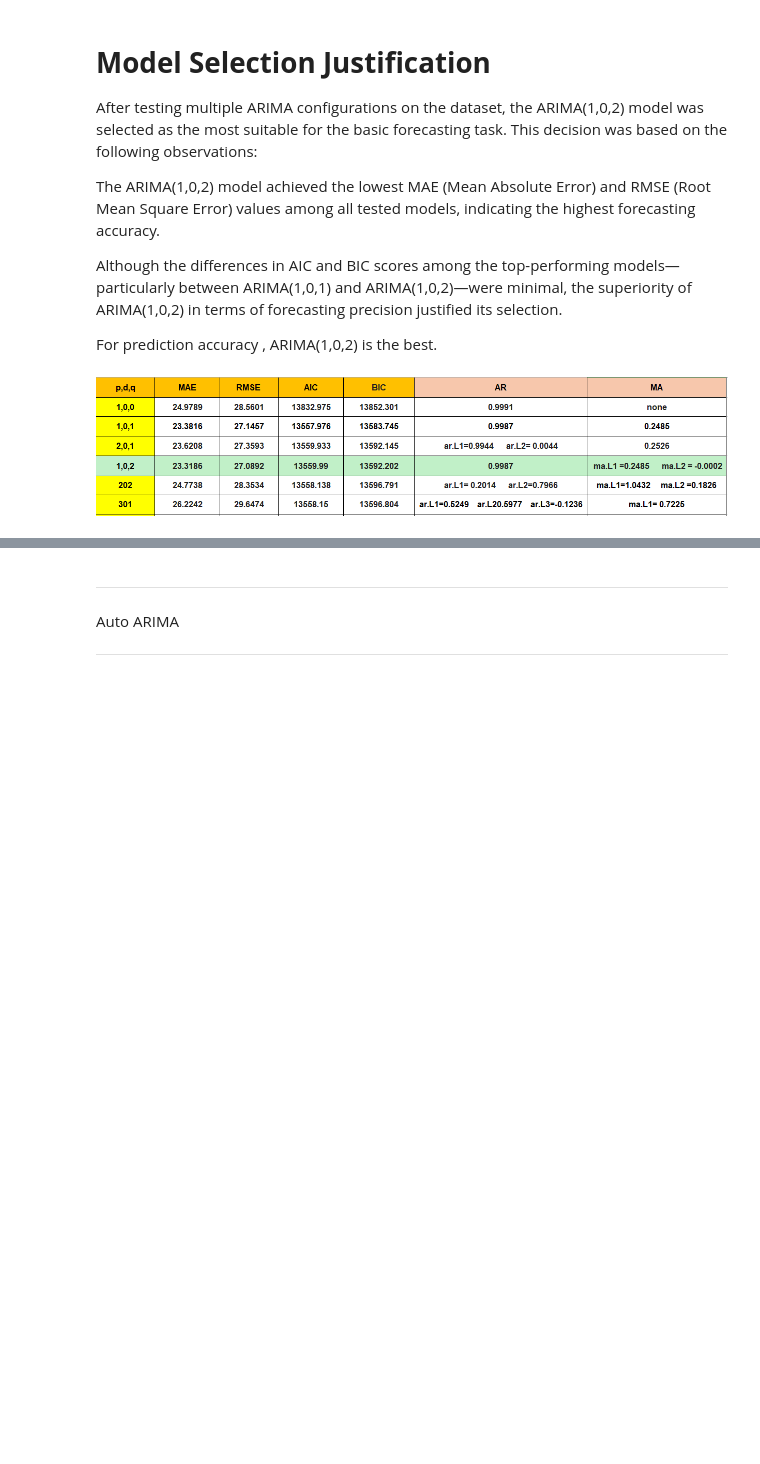
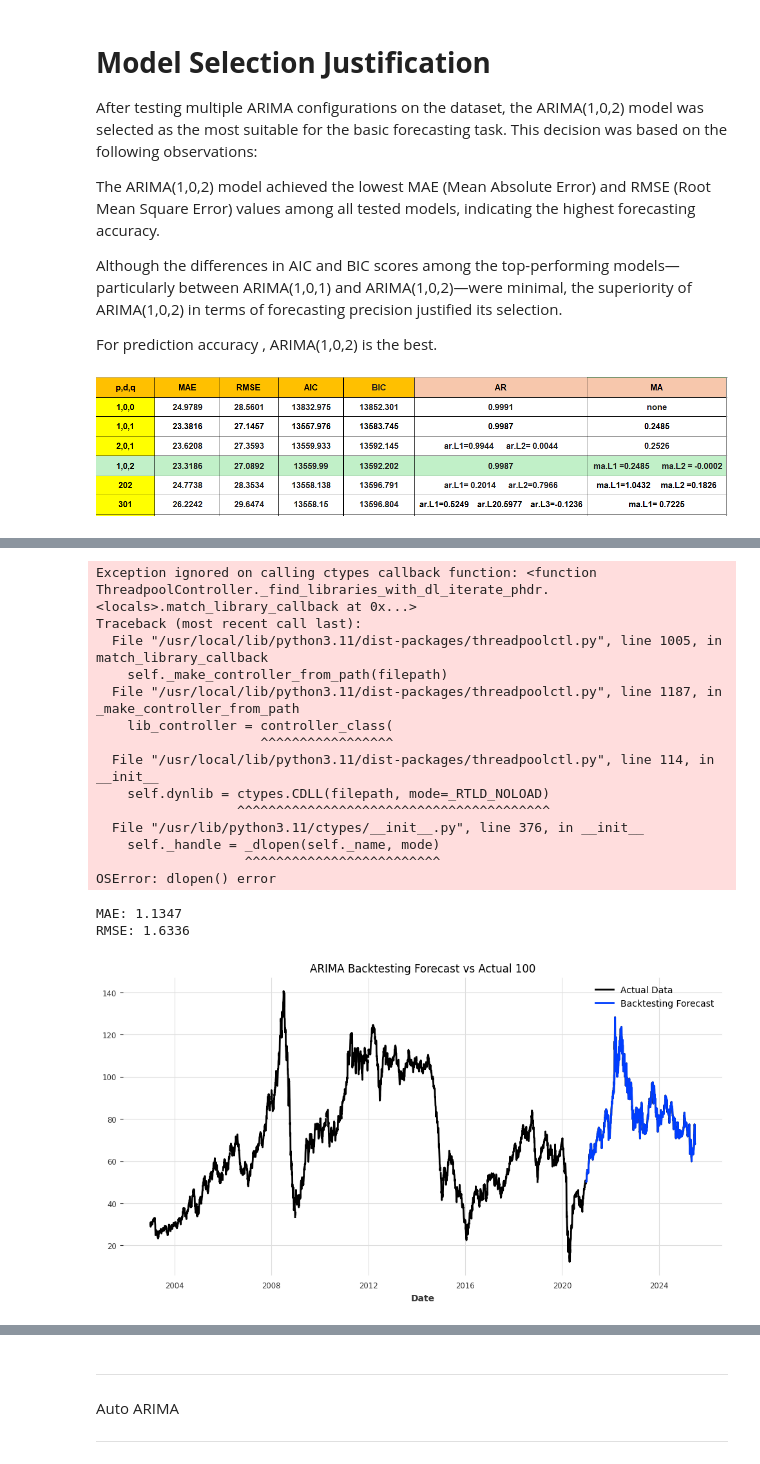
Before and after one commit to AliSalman25/first-Jupyter-Notebook-for-the-experiments, a Jupyter notebook: first_experiment.ipynb, the cells around one changed output, grey strips where cells are left out. Drawn from its saved outputs; the diff is of its cells as text; code cells hidden in the pictures; blank space fills up the shorter version.

```diff
--- a/first_experiment.ipynb
+++ b/first_experiment.ipynb
@@ -632,0 +772,56 @@ For prediction accuracy , ARIMA(1,0,2) is the best.
+# %%
+from darts import TimeSeries
+from darts.models import ARIMA
+from darts.metrics import mae, rmse
+import matplotlib.pyplot as plt
+
+# تحويل بيانات السعر إلى TimeSeries مع ملء التواريخ المفقودة (تردد يوم عمل)
+series = TimeSeries.from_series(df['Price'], fill_missing_dates=True, freq='B')
+
+# إنشاء نموذج ARIMA مع معاملات (1,0,0)
+model = ARIMA(p=1, d=0, q=0)
+
+# تنفيذ backtesting
+backtest_pred = model.historical_forecasts(
+    series,
+    start=0.8,            # بداية التوقع (80% من البيانات)
+    forecast_horizon=1,   # توقع خطوة واحدة في كل مرة
+    stride=1,             # تحريك النافذة خطوة بخطوة
+    retrain=True,         # إعادة تدريب النموذج كل مرة
+    verbose=True
+)
+
+# حساب مقاييس الخطأ على الفترة التي بدأ فيها التوقع
+actual = series.drop_before(backtest_pred.start_time())
+error_mae = mae(actual, backtest_pred)
+error_rmse = rmse(actual, backtest_pred)
+
+print(f'MAE: {error_mae:.4f}')
+print(f'RMSE: {error_rmse:.4f}')
+
+# رسم النتائج
+plt.figure(figsize=(12,6))
+series.plot(label='Actual Data')
+backtest_pred.plot(label='Backtesting Forecast')
+plt.title('ARIMA Backtesting Forecast vs Actual 100')
+plt.legend()
+plt.grid(True)
+plt.show()
+# %% [output]
+Exception ignored on calling ctypes callback function: <function ThreadpoolController._find_libraries_with_dl_iterate_phdr.<locals>.match_library_callback at 0x...>
+Traceback (most recent call last):
+  File "/usr/local/lib/python3.11/dist-packages/threadpoolctl.py", line 1005, in match_library_callback
+    self._make_controller_from_path(filepath)
+  File "/usr/local/lib/python3.11/dist-packages/threadpoolctl.py", line 1187, in _make_controller_from_path
+    lib_controller = controller_class(
+                     ^^^^^^^^^^^^^^^^^
+  File "/usr/local/lib/python3.11/dist-packages/threadpoolctl.py", line 114, in __init__
+    self.dynlib = ctypes.CDLL(filepath, mode=_RTLD_NOLOAD)
+                  ^^^^^^^^^^^^^^^^^^^^^^^^^^^^^^^^^^^^^^^^
+  File "/usr/lib/python3.11/ctypes/__init__.py", line 376, in __init__
+    self._handle = _dlopen(self._name, mode)
+                   ^^^^^^^^^^^^^^^^^^^^^^^^^
+OSError: dlopen() error
+MAE: 1.1347
+RMSE: 1.6336
+[figure, added]
```
Also changed, not shown: parts of 10 cells of this notebook.
